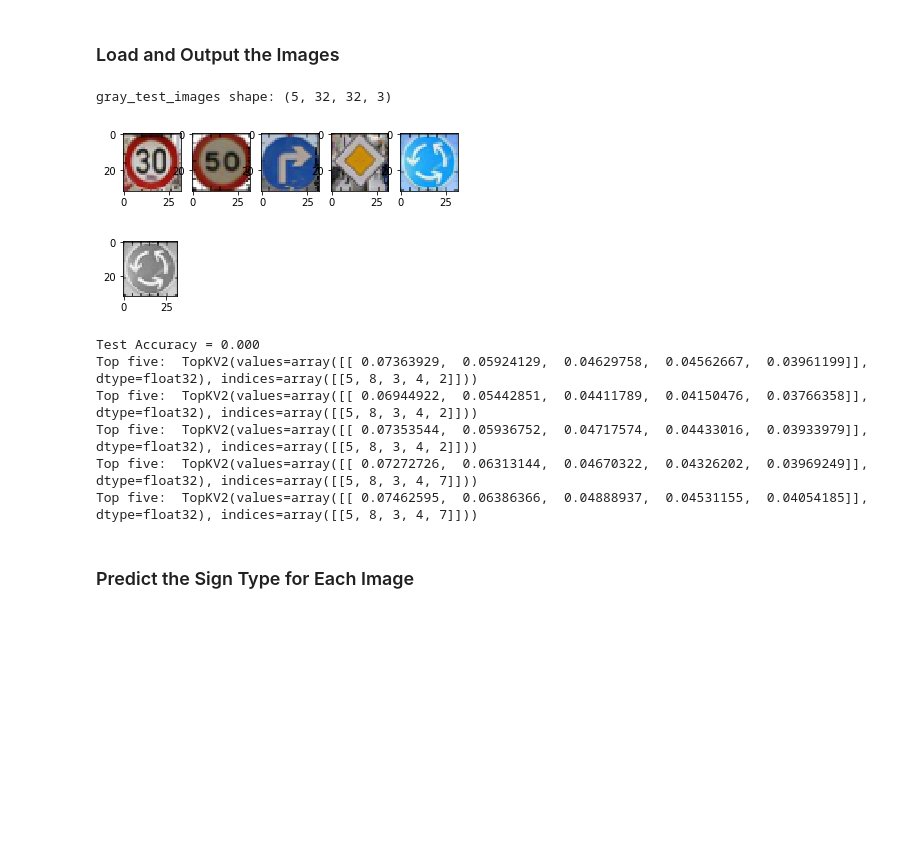
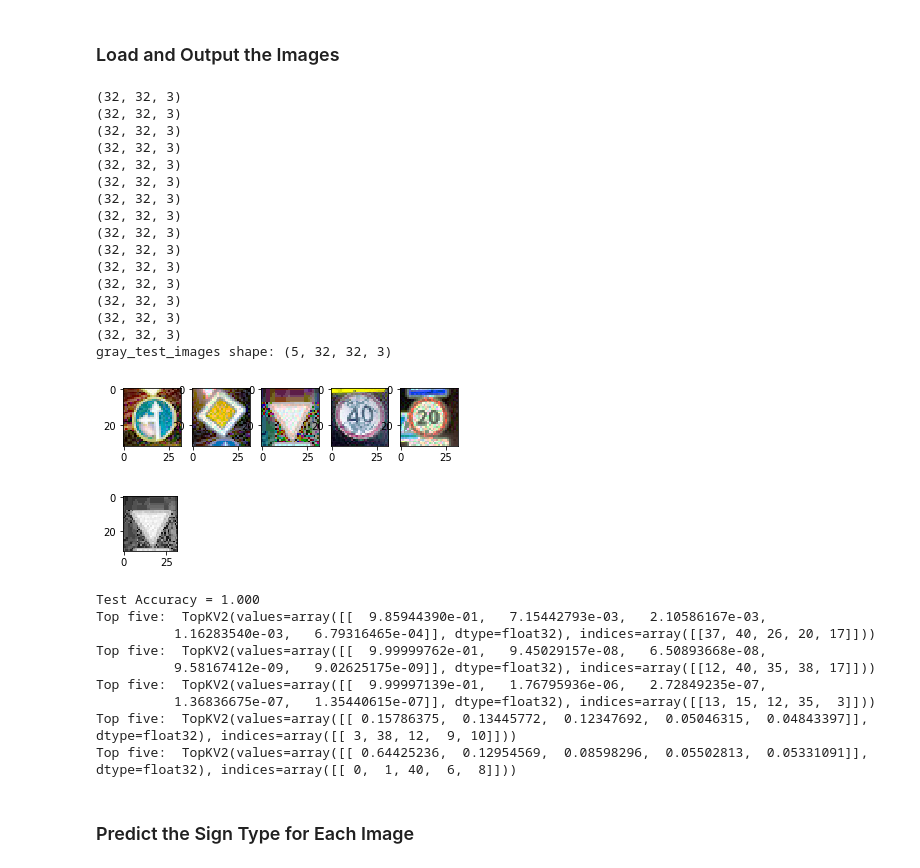
Before and after one commit to feritte/CarND-Traffic-Sign-Classifier-Project, a Jupyter notebook: Traffic_Sign_Classifier.ipynb, the cells around one changed output. Saved outputs shown, nothing was run; the diff lists cells and outputs as text; code cells hidden in the pictures; blank space fills up the shorter version.

Commit message:
Add files via upload
Accuracy is increased and random 5 images are all correctly classified

```diff
--- a/Traffic_Sign_Classifier.ipynb
+++ b/Traffic_Sign_Classifier.ipynb
@@ -199,7 +199,7 @@ Other pre-processing steps are optional. You can try different techniques to see
 
 Use the code cell (or multiple code cells, if necessary) to implement the first step of your project.
 # %%
-def pre_process_image(image):
+def pre_process_histeq_image(image):
 
     #image = cv2.cvtColor(image, cv2.COLOR_BGR2YUV)
     #image = image[:,:,0]
@@ -261,9 +261,21 @@ X_test_std = (X_test - X_test.mean()) /np.std(X_test)
 print('np.max(X_train) : ', np.max(X_train))
 print('np.min(X_train) : ', np.min(X_train))
 print('X_train.mean() : ', X_train.mean())
-X_train_norm = (X_train - X_train.mean()) / (np.max(X_train) - np.min(X_train))
-X_valid_norm = (X_valid - X_valid.mean()) / (np.max(X_valid) - np.min(X_valid))
-X_test_norm = (X_test - X_test.mean()) / (np.max(X_test) - np.min(X_test))
+print('X_train.std() : ', np.std(X_train))
+print('X_valid.std() : ', np.std(X_valid))
+print('X_test.std() : ', np.std(X_test))
+X_train_norm = X_train/255 - 0.5
+X_valid_norm = X_valid/255 - 0.5
+X_test_norm = X_test/255 - 0.5
+print('X_train.mean() : ', X_train_norm.mean())
+print('X_valid.mean() : ', X_valid_norm.mean())
+print('X_test.mean() : ', X_test_norm.mean())
+print('X_train.std() : ', np.std(X_train_norm))
+print('X_valid.std() : ', np.std(X_valid_norm))
+print('X_test.std() : ', np.std(X_test_norm))
+#X_train_norm = (X_train - X_train.mean()) / (np.max(X_train) - np.min(X_train))
+#X_valid_norm = (X_valid - X_valid.mean()) / (np.max(X_valid) - np.min(X_valid))
+#X_test_norm = (X_test - X_test.mean()) / (np.max(X_test) - np.min(X_test))
 # plot an example
 #plt.show()
 #plt.subplot(2,2,1)
@@ -293,7 +314,7 @@ X_test = X_test_norm
 ### Feel free to use as many code cells as needed.
 n_classes = 43
 n_input = 32*32*1
-EPOCHS = 15
+EPOCHS = 30
 BATCH_SIZE = 128
 #keep_prob = 0.5
 # %%
@@ -509,26 +512,46 @@ You may find `signnames.csv` useful as it contains mappings from the class id (i
 # %%
 ### Load the images and plot them here.
 ### Feel free to use as many code cells as needed.
 import matplotlib.image as mpimg
 
-img_folder = 'OtherImages/Latest/'
+img_folder = 'OtherImages/new/'
 test_images = np.zeros((5,32,32,3))
-test_labels = [1, 2, 33, 12, 40]     #Defining Labels
-
+#test_labels = [1, 2, 33, 12, 40]     #Defining Labels
+test_labels = [37, 12, 13, 3, 0]     #Defining Labels
 for i in range(5):
-    image = mpimg.imread(img_folder + "%d.png" % (i+1) )
+    image = mpimg.imread(img_folder + "%d.jpg" % (i+1) )
+    print(image.shape)
+    image = image[:,:,0:3]
+    image = pre_process_histeq_image(image)
+    print(image.shape)
     image = cv2.resize(image,(32,32))
+    print(image.shape)
     test_images[i] = image
     plt.subplot(1, 5, i+1)
     plt.imshow(image)
 
 
 gray_test_images = gray_scale(test_images)
 print("gray_test_images shape:",test_images.shape)
 # %% [output]
+(32, 32, 3)
+(32, 32, 3)
+(32, 32, 3)
+(32, 32, 3)
+(32, 32, 3)
+(32, 32, 3)
+(32, 32, 3)
+(32, 32, 3)
+(32, 32, 3)
+(32, 32, 3)
+(32, 32, 3)
+(32, 32, 3)
+(32, 32, 3)
+(32, 32, 3)
+(32, 32, 3)
 gray_test_images shape: (5, 32, 32, 3)
-[figure, old version]
+[figure, new version]
-[figure, old version]
+[figure, new version]
 # %%
 ### Run the predictions here.
 ### Feel free to use as many code cells as needed.
@@ -543,9 +566,12 @@ with tf.Session() as sess:
         top_five = sess.run(tf.nn.top_k(tf.nn.softmax(logits), k=5), feed_dict={x: [gray_test_images[i]], keep_prob:1})
         print("Top five: ", top_five)
 # %% [output]
-Test Accuracy = 0.000
-Top five:  TopKV2(values=array([[ 0.07363929,  0.05924129,  0.04629758,  0.04562667,  0.03961199]], dtype=float32), indices=array([[5, 8, 3, 4, 2]]))
-Top five:  TopKV2(values=array([[ 0.06944922,  0.05442851,  0.04411789,  0.04150476,  0.03766358]], dtype=float32), indices=array([[5, 8, 3, 4, 2]]))
-Top five:  TopKV2(values=array([[ 0.07353544,  0.05936752,  0.04717574,  0.04433016,  0.03933979]], dtype=float32), indices=array([[5, 8, 3, 4, 2]]))
-Top five:  TopKV2(values=array([[ 0.07272726,  0.06313144,  0.04670322,  0.04326202,  0.03969249]], dtype=float32), indices=array([[5, 8, 3, 4, 7]]))
-Top five:  TopKV2(values=array([[ 0.07462595,  0.06386366,  0.04888937,  0.04531155,  0.04054185]], dtype=float32), indices=array([[5, 8, 3, 4, 7]]))
+Test Accuracy = 1.000
+Top five:  TopKV2(values=array([[  9.85944390e-01,   7.15442793e-03,   2.10586167e-03,
+          1.16283540e-03,   6.79316465e-04]], dtype=float32), indices=array([[37, 40, 26, 20, 17]]))
+Top five:  TopKV2(values=array([[  9.99999762e-01,   9.45029157e-08,   6.50893668e-08,
+          9.58167412e-09,   9.02625175e-09]], dtype=float32), indices=array([[12, 40, 35, 38, 17]]))
+Top five:  TopKV2(values=array([[  9.99997139e-01,   1.76795936e-06,   2.72849235e-07,
+          1.36836675e-07,   1.35440615e-07]], dtype=float32), indices=array([[13, 15, 12, 35,  3]]))
+Top five:  TopKV2(values=array([[ 0.15786375,  0.13445772,  0.12347692,  0.05046315,  0.04843397]], dtype=float32), indices=array([[ 3, 38, 12,  9, 10]]))
+Top five:  TopKV2(values=array([[ 0.64425236,  0.12954569,  0.08598296,  0.05502813,  0.05331091]], dtype=float32), indices=array([[ 0,  1, 40,  6,  8]]))
```
Also changed, not shown: parts of 9 cells of this notebook, 1 other file.
